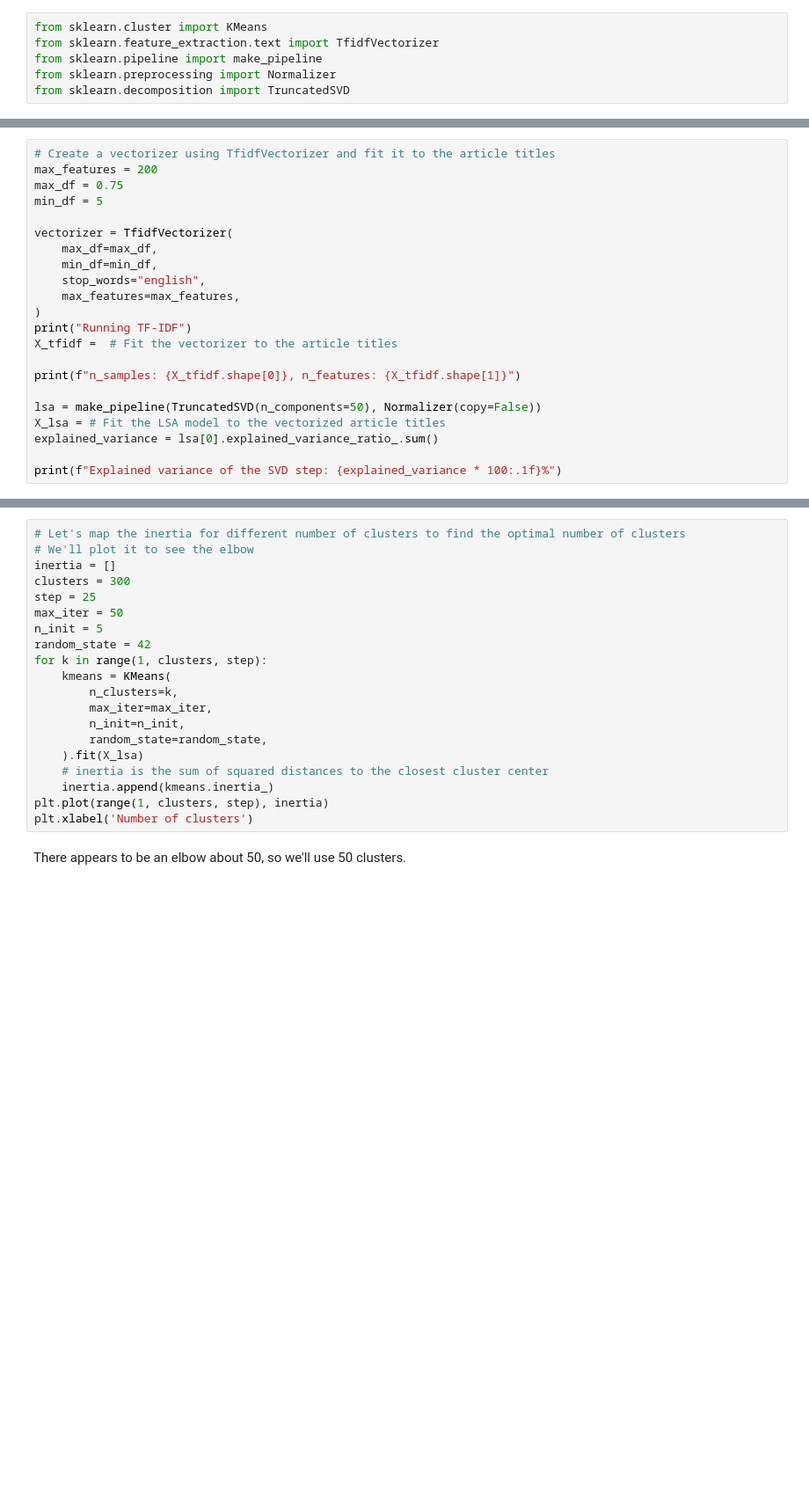
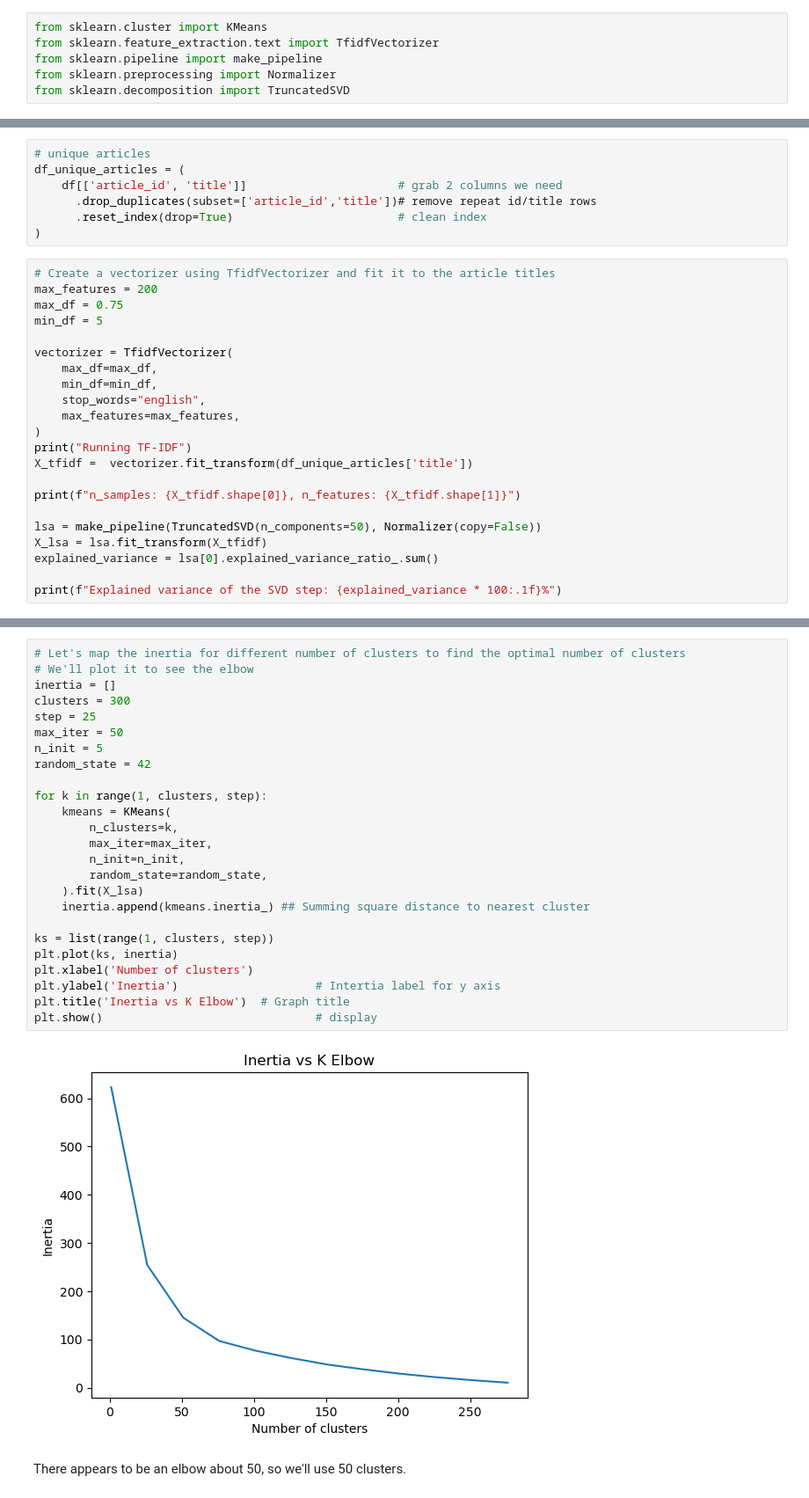
Before and after one commit to MatthewJay412/dsnd-recommendation-project, a Jupyter notebook: starter/Recommendations_with_IBM.ipynb, the cells around one changed output, grey strips where cells are left out. Shown: that part at 88% size. Cells and saved outputs as stored; diff of their text form; blank space fills up the shorter version.

```diff
--- a/starter/Recommendations_with_IBM.ipynb
+++ b/starter/Recommendations_with_IBM.ipynb
@@ -575,3 +710,10 @@ df_unique_articles =
+# %%
+# unique articles
+df_unique_articles = (
+    df[['article_id', 'title']]                      # grab 2 columns we need
+      .drop_duplicates(subset=['article_id','title'])# remove repeat id/title rows
+      .reset_index(drop=True)                        # clean index
+)
 # %%
 # Create a vectorizer using TfidfVectorizer and fit it to the article titles
 max_features = 200
@@ -585,12 +727,12 @@ vectorizer = TfidfVectorizer(
     max_features=max_features,
 )
 print("Running TF-IDF")
-X_tfidf =  # Fit the vectorizer to the article titles
+X_tfidf =  vectorizer.fit_transform(df_unique_articles['title'])
 
 print(f"n_samples: {X_tfidf.shape[0]}, n_features: {X_tfidf.shape[1]}")
 
 lsa = make_pipeline(TruncatedSVD(n_components=50), Normalizer(copy=False))
-X_lsa = # Fit the LSA model to the vectorized article titles
+X_lsa = lsa.fit_transform(X_tfidf)
 explained_variance = lsa[0].explained_variance_ratio_.sum()
 
 print(f"Explained variance of the SVD step: {explained_variance * 100:.1f}%")
@@ -597,22 +743,29 @@ print(f"Explained variance of the SVD step: {explained_variance * 100:.1f}%")
 # %%
 # Let's map the inertia for different number of clusters to find the optimal number of clusters
 # We'll plot it to see the elbow
 inertia = []
 clusters = 300
 step = 25
 max_iter = 50
 n_init = 5
 random_state = 42
+
 for k in range(1, clusters, step):
     kmeans = KMeans(
         n_clusters=k,
         max_iter=max_iter,
         n_init=n_init,
         random_state=random_state,
     ).fit(X_lsa)
-    # inertia is the sum of squared distances to the closest cluster center
-    inertia.append(kmeans.inertia_)
-plt.plot(range(1, clusters, step), inertia)
+    inertia.append(kmeans.inertia_) ## Summing square distance to nearest cluster
+
+ks = list(range(1, clusters, step))
+plt.plot(ks, inertia)
 plt.xlabel('Number of clusters')
+plt.ylabel('Inertia')                    # Intertia label for y axis
+plt.title('Inertia vs K Elbow')  # Graph title
+plt.show()                               # display
+# %% [output]
+[figure, added]
 # %% [markdown]
 There appears to be an elbow about 50, so we'll use 50 clusters.
```
Also changed, not shown: parts of 59 cells of this notebook.
